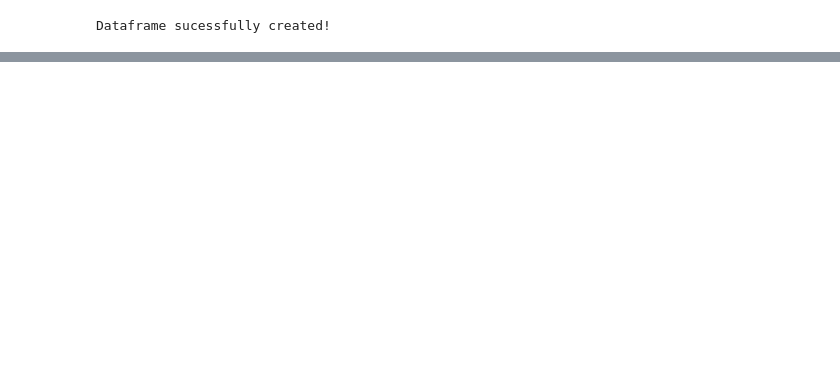
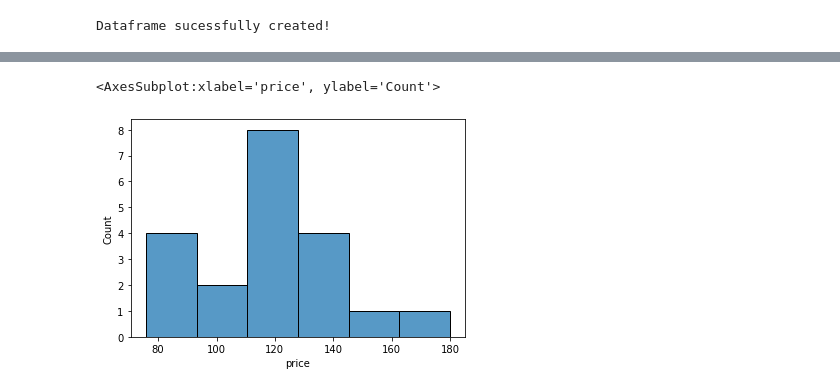
Before and after one commit to coisigna/dsb_p2_airbnb_price_predictor, a Jupyter notebook: ipynbs/Madrid airbnb.ipynb, the cells around one changed output, grey strips where cells are left out. Saved outputs shown, nothing was run; the diff lists cells and outputs as text; code cells hidden in the pictures; blank space fills up the shorter version.

```diff
--- a/ipynbs/Madrid airbnb.ipynb
+++ b/ipynbs/Madrid airbnb.ipynb
@@ -327,0 +263,2 @@ df["neighbourhood_group_cleansed"] = neighbourhood_group_cleansed
+# %%
+df = df[df["host_verifications"]<160]
@@ -327,0 +269,2 @@ df["neighbourhood_group_cleansed"] = neighbourhood_group_cleansed
+# %%
+df = df[df["num_of_baths"] < 7]
@@ -327,0 +566,3 @@ df["neighbourhood_group_cleansed"] = neighbourhood_group_cleansed
+# %%
+df_map = df.groupby('neighbourhood_group_cleansed', as_index=False).mean()
+df_map
@@ -327,0 +587,2 @@ df["neighbourhood_group_cleansed"] = neighbourhood_group_cleansed
+# %%
+df_map = df_map[df_map["price"]<200]
@@ -327,0 +609,5 @@ df["neighbourhood_group_cleansed"] = neighbourhood_group_cleansed
+# %%
+sns.histplot(df_map["price"])
+# %% [output]
+<AxesSubplot:xlabel='price', ylabel='Count'>
+[figure, added]
```
Also changed, not shown: parts of 77 cells of this notebook.
